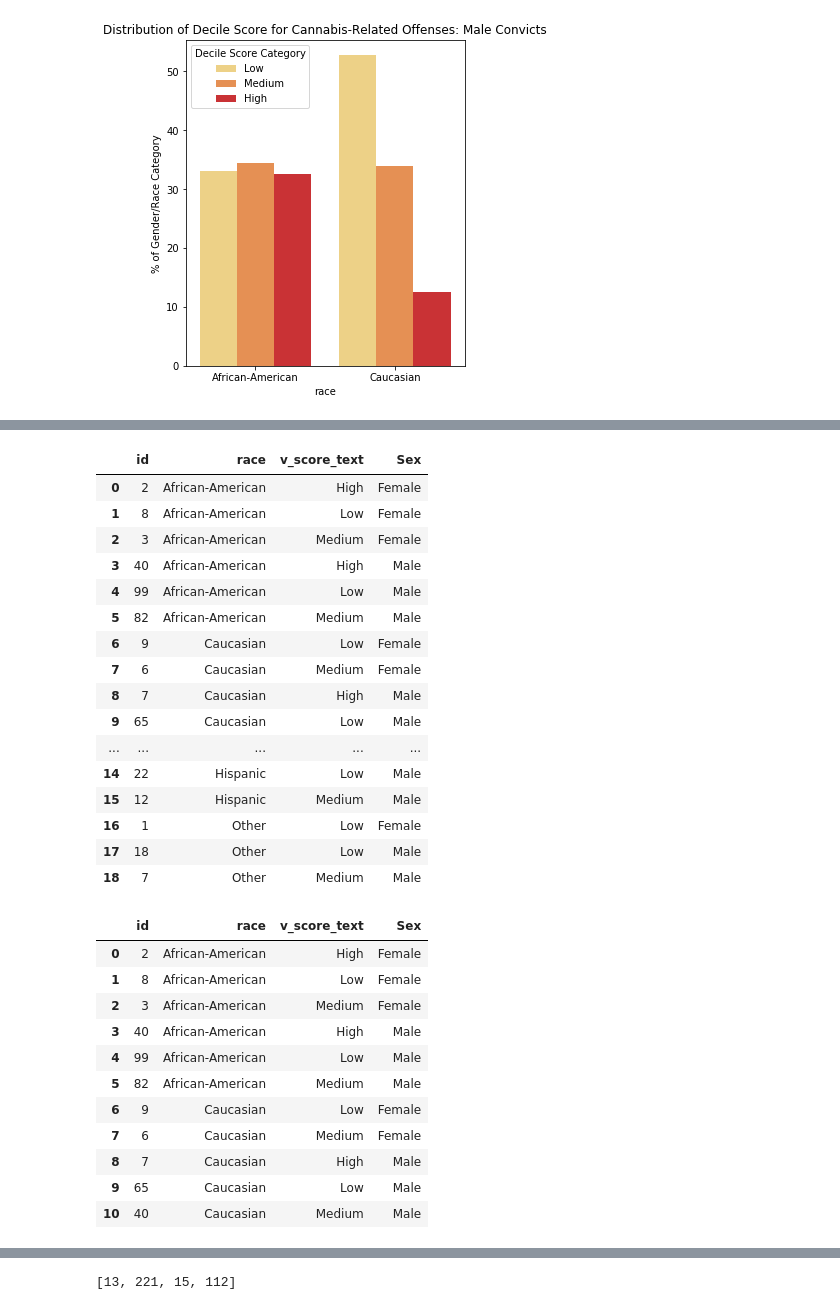
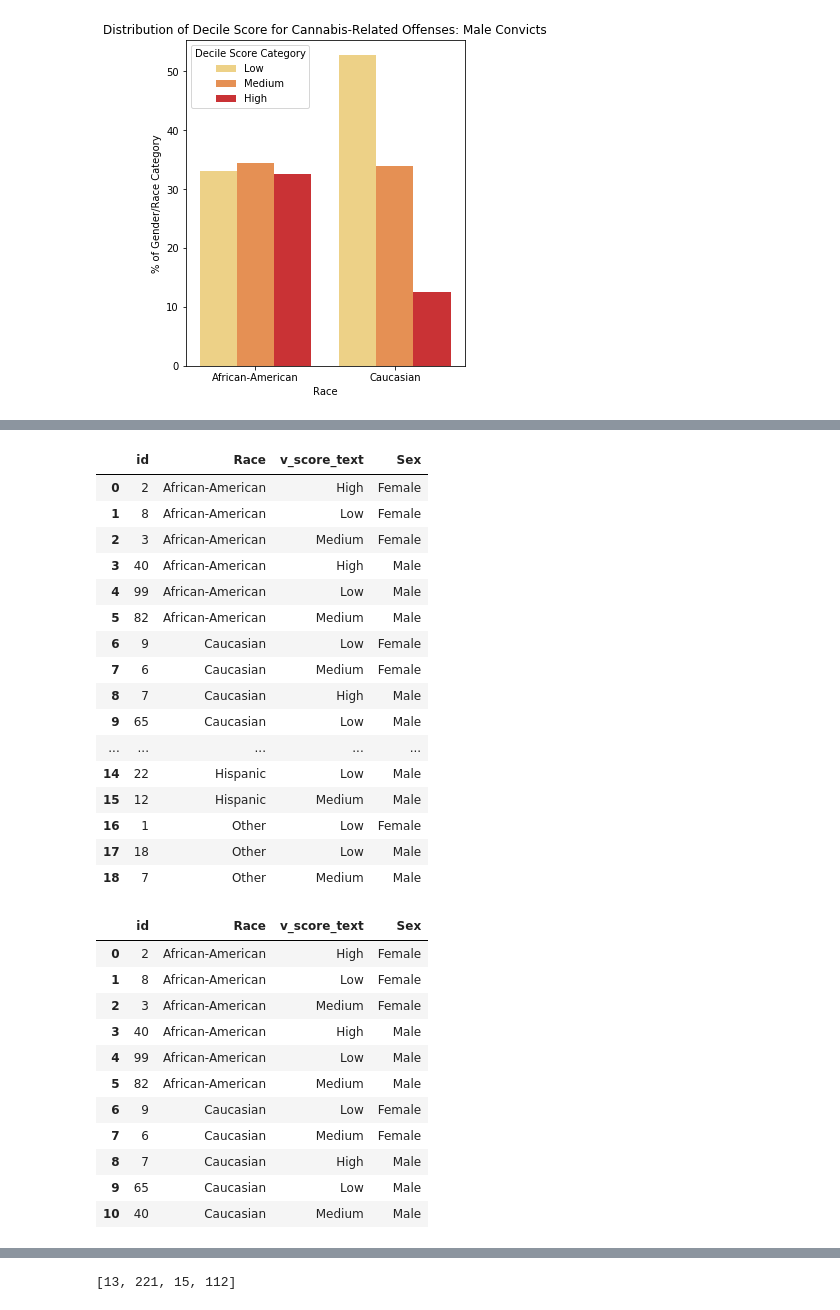
Before and after one commit to CyrusRR/iXDSCourseProject1, a Jupyter notebook: compas-analysis-master/CompasCannabis.ipynb, the cells around one changed output, grey strips where cells are left out. Cells and saved outputs as stored; diff of their text form; code cells hidden in the pictures.

```diff
--- a/compas-analysis-master/CompasCannabis.ipynb
+++ b/compas-analysis-master/CompasCannabis.ipynb
@@ -66,6 +66,7 @@ Name: race, dtype: float64
 # %%
 CompWeed = compas2[compas2['c_charge_desc'].str.contains("Cannabis",na = False)]
 CompWeed = CompWeed.rename(columns ={"sex":"Sex"})
+CompWeed = CompWeed.rename(columns ={"race":"Race"})
 CompWeed.c_charge_desc.value_counts(True)
 # %% [output]
 Pos Cannabis W/Intent Sel/Del        0.306792
@@ -223,8 +233,8 @@ Text(0.5, 1.0, 'Distribution of Decile Score for Cannabis-Related Offenses: Male
 # %%
-VCompWeed2 = CompWeed.groupby(["race","Sex","v_score_text"]).count().reset_index()[["id","race","v_score_text","Sex"]]
+VCompWeed2 = CompWeed.groupby(["Race","Sex","v_score_text"]).count().reset_index()[["id","Race","v_score_text","Sex"]]
 VCompWeed2
 # %% [output]
-|  | id | race | v_score_text | Sex |
+|  | id | Race | v_score_text | Sex |
 | 0 | 2 | African-American | High | Female |
 | 1 | 8 | African-American | Low | Female |
 | 2 | 3 | African-American | Medium | Female |
@@ -242,10 +252,10 @@ VCompWeed2
 | 17 | 18 | Other | Low | Male |
 | 18 | 7 | Other | Medium | Male |
 # %%
-VCompWeed3 = VCompWeed2[(VCompWeed2.race == "African-American")| (VCompWeed2.race == "Caucasian")]
+VCompWeed3 = VCompWeed2[(VCompWeed2.Race == "African-American")| (VCompWeed2.Race == "Caucasian")]
 VCompWeed3
 # %% [output]
-|  | id | race | v_score_text | Sex |
+|  | id | Race | v_score_text | Sex |
 | 0 | 2 | African-American | High | Female |
 | 1 | 8 | African-American | Low | Female |
 | 2 | 3 | African-American | Medium | Female |
```
Also changed, not shown: parts of 16 cells of this notebook, 2 other files.
